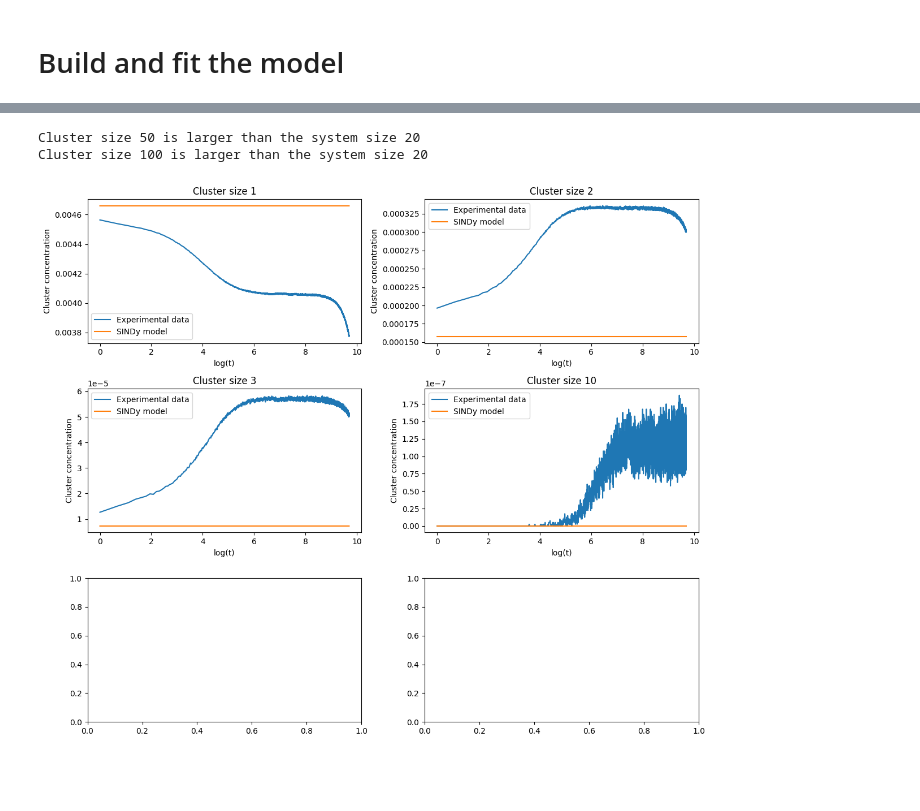
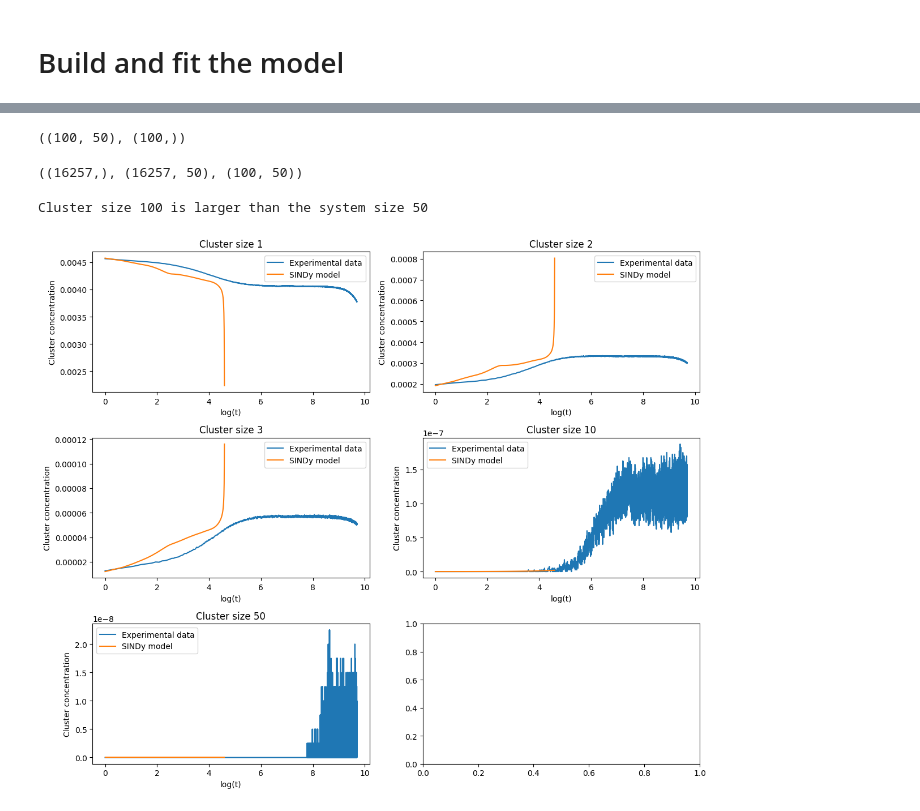
Before and after one commit to jpcurbelo/pysindy_fork, a Jupyter notebook: simlab_experiments/clusterKinetics.ipynb, the cells around one changed output, grey strips where cells are left out. Cells and saved outputs as stored; diff of their text form; code cells hidden in the pictures; blank space fills up the shorter version.

```diff
--- a/simlab_experiments/clusterKinetics.ipynb
+++ b/simlab_experiments/clusterKinetics.ipynb
@@ -52,7 +72,14 @@ def readExpData(file_path, Nsize=100):
 experiment_dir = 'data'
 experiment_file = 'Population_Training_Results.dat'
 exp_dir = os.path.join(experiment_dir, experiment_file)
-system_size = 20
-n_samples = 5000
+system_size = 50
+n_samples_train = 5000
+n_samples_test = 100
 
 t_values, N_clusters = readExpData(exp_dir, Nsize=system_size)
+
+# n_samples_train random indices
+indices = np.random.choice(len(t_values), n_samples_train, replace=False)
+indices = np.sort(indices)
+N_clusters_train = N_clusters[indices]
+t_values_train = t_values[indices]
@@ -79,6 +112,5 @@ model = ps.SINDy(
     optimizer=ps.STLSQ(threshold=threshold),
     feature_library=ps.PolynomialLibrary(degree=poly_order),
 )
-model.fit(N_clusters[:n_samples], t=dt)
-model.print()
+model.fit(N_clusters_train, t=dt)
 # %% [output]
@@ -105,35 +149,43 @@ model.print()
 # %%
-n_sim = model.simulate(N_clusters[0], t=t_values, integrator_kws=integrator_keywords)
+n_sim, t_sim = model.simulate(N_clusters[0], t=t_values[:n_samples_test], integrator_kws=integrator_keywords)
+# %%
+n_sim.shape, t_sim.shape
+# %% [output]
+((100, 50), (100,))
+# %%
+t_values.shape, N_clusters.shape, n_sim.shape
+# %% [output]
+((16257,), (16257, 50), (100, 50))
 # %%
 # List of IDs to plot
 ids_to_plot = [1, 2, 3, 10, 50, 100]
 
 # Create subplot grid
 fig, axs = plt.subplots(3, 2, figsize=(12, 10))
 
 # Flatten the axs array for easier iteration
 axs = axs.flatten()
 
 # Log the time values
 t_values_log = np.log(t_values)
+t_sim_log = np.log(t_sim)
 
 for i, n_to_plot in enumerate(ids_to_plot):
 
     if n_to_plot > system_size:
         print(f"Cluster size {n_to_plot} is larger than the system size {system_size}")
         continue
     # Plot the data
     axs[i].plot(t_values_log, N_clusters[:, n_to_plot-1], label=f'Experimental data')
-    axs[i].plot(t_values_log, n_sim[:, n_to_plot-1], label='SINDy model')
+    axs[i].plot(t_sim_log, n_sim[:, n_to_plot-1], label='SINDy model')
     axs[i].set_title(f'Cluster size {n_to_plot}')
     axs[i].legend()
 
     axs[i].set_xlabel('log(t)')
     axs[i].set_ylabel('Cluster concentration')
 
 plt.tight_layout()
 plt.show()
 # %% [output]
-Cluster size 50 is larger than the system size 20
-Cluster size 100 is larger than the system size 20
+Cluster size 100 is larger than the system size 50
-[figure, old version]
+[figure, new version]
```
Also changed, not shown: parts of 6 cells of this notebook, 7 other files.
